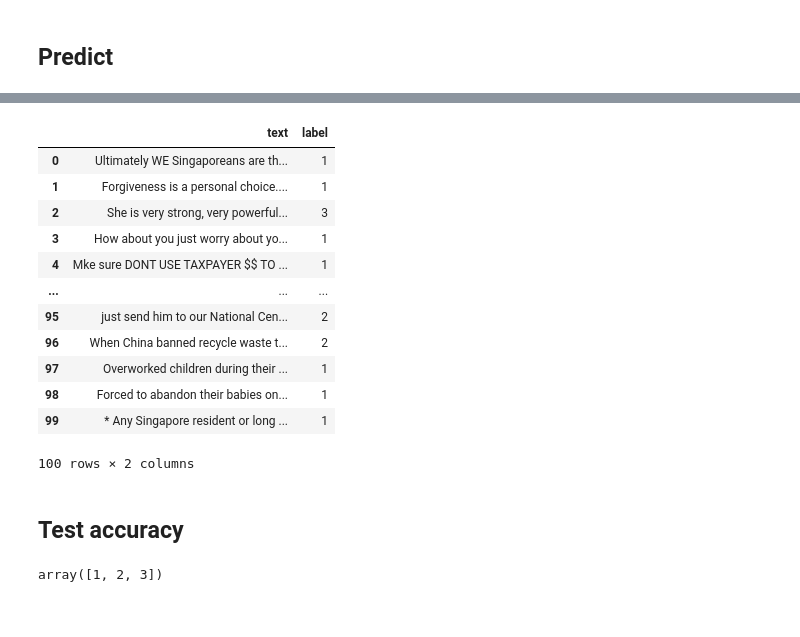
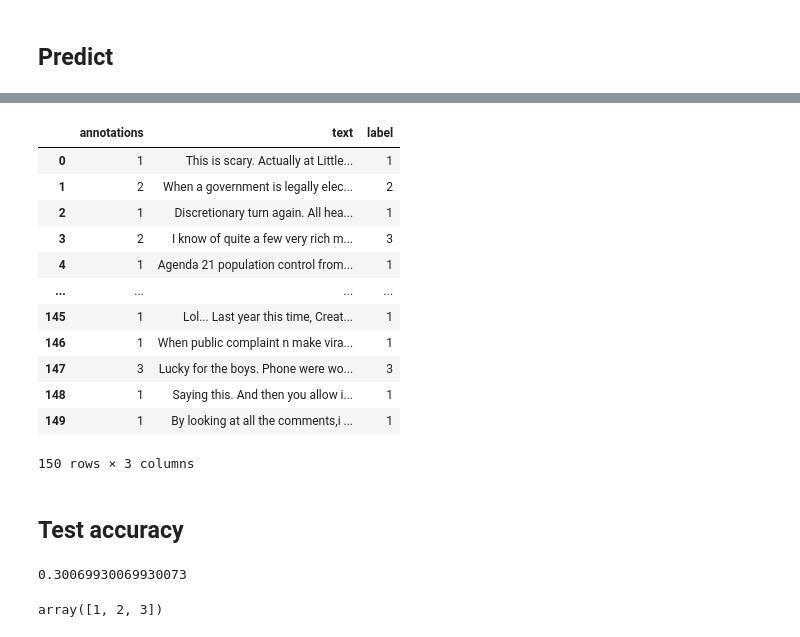
Before and after one commit to CJianYu98/SMT_Project_Experience, a Jupyter notebook: app/ml/sentiment_analysis/sentiment_analysis.ipynb, the cells around one changed output, grey strips where cells are left out. Cells and saved outputs as stored; diff of their text form; code cells hidden in the pictures.

```diff
--- a/app/ml/sentiment_analysis/sentiment_analysis.ipynb
+++ b/app/ml/sentiment_analysis/sentiment_analysis.ipynb
@@ -407,6 +484,2 @@ tokenizer = AutoTokenizer.from_pretrained(MODEL)
-# %%
-model = AutoModelForSequenceClassification.from_pretrained(MODEL)
-model.save_pretrained(MODEL)
-labels = ['negative', 'neutral', 'positive']
 # %% [markdown]
 ## Predict
@@ -421,0 +512,3 @@ def classify_sentiment(text):
+# %%
+df = pd.read_csv("./data/labelled/H.csv", index_col = 0)
+dataset = Dataset.from_pandas(df)
@@ -421,0 +537,17 @@ def classify_sentiment(text):
+# %%
+pipe = pipeline("sentiment-analysis", model=MODEL, tokenizer=MODEL) # max_length=512, truncation=True
+
+labels = []
+
+labels_dict = {
+    "LABEL_0": "negative",
+    "LABEL_1": "neutral",
+    "LABEL_2": "positive"
+}
+
+for out in tqdm(pipe(KeyDataset(dataset, "text"))):
+    current_label = out["label"]
+    labels.append(labels_dict[current_label])
+
+df['labels'] = labels
+df
@@ -421,0 +568,19 @@ def classify_sentiment(text):
+# %%
+def classify_sentiment(df):
+    dataset = Dataset.from_pandas(df)
+    MODEL = "cardiffnlp/twitter-roberta-base-sentiment"
+    pipe = pipeline("sentiment-analysis", model=MODEL, tokenizer=MODEL, max_length=512, truncation=True)
+
+    labels_dict = {
+        "LABEL_0": "negative",
+        "LABEL_1": "neutral",
+        "LABEL_2": "positive"
+    }
+    labels = []
+
+    for out in tqdm(pipe(KeyDataset(dataset, "text"))):
+        current_label = out["label"]
+        labels.append(labels_dict[current_label])
+    df['labels'] = labels
+
+    return df
@@ -422,21 +671,21 @@ def classify_sentiment(text):
 # %%
-df = pd.read_csv("./data/processed_data/facebook_test.csv", index_col = 0)
+df = pd.read_csv("./data/labelled/H.csv", index_col = 0)
 df['label'] = df['text'].apply(lambda x: classify_sentiment(x))
 df
 # %% [output]
-|  | text | label |
-| 0 | Ultimately WE Singaporeans are th... | 1 |
-| 1 | Forgiveness is a personal choice.... | 1 |
-| 2 | She is very strong, very powerful... | 3 |
-| 3 | How about you just worry about yo... | 1 |
-| 4 | Mke sure DONT USE TAXPAYER $$ TO ... | 1 |
-| ... | ... | ... |
-| 95 | just send him to our National Cen... | 2 |
-| 96 | When China banned recycle waste t... | 2 |
-| 97 | Overworked children during their ... | 1 |
-| 98 | Forced to abandon their babies on... | 1 |
-| 99 | * Any Singapore resident or long ... | 1 |
+|  | annotations | text | label |
+| 0 | 1 | This is scary. Actually at Little... | 1 |
+| 1 | 2 | When a government is legally elec... | 2 |
+| 2 | 1 | Discretionary turn again. All hea... | 1 |
+| 3 | 2 | I know of quite a few very rich m... | 3 |
+| 4 | 1 | Agenda 21 population control from... | 1 |
+| ... | ... | ... | ... |
+| 145 | 1 | Lol... Last year this time, Creat... | 1 |
+| 146 | 1 | When public complaint n make vira... | 1 |
+| 147 | 3 | Lucky for the boys. Phone were wo... | 3 |
+| 148 | 1 | Saying this. And then you allow i... | 1 |
+| 149 | 1 | By looking at all the comments,i ... | 1 |
-100 rows × 2 columns
+150 rows × 3 columns
 # %%
 y_pred = df['label'].tolist()
 # %% [markdown]
@@ -447 +699,5 @@ y_true = label_df['label'].tolist()
+# %%
+cohen_kappa_score(y_true, y_true2)
+# %% [output]
+0.30069930069930073
 # %%
```
Also changed, not shown: parts of 84 cells of this notebook, 3 other files.
